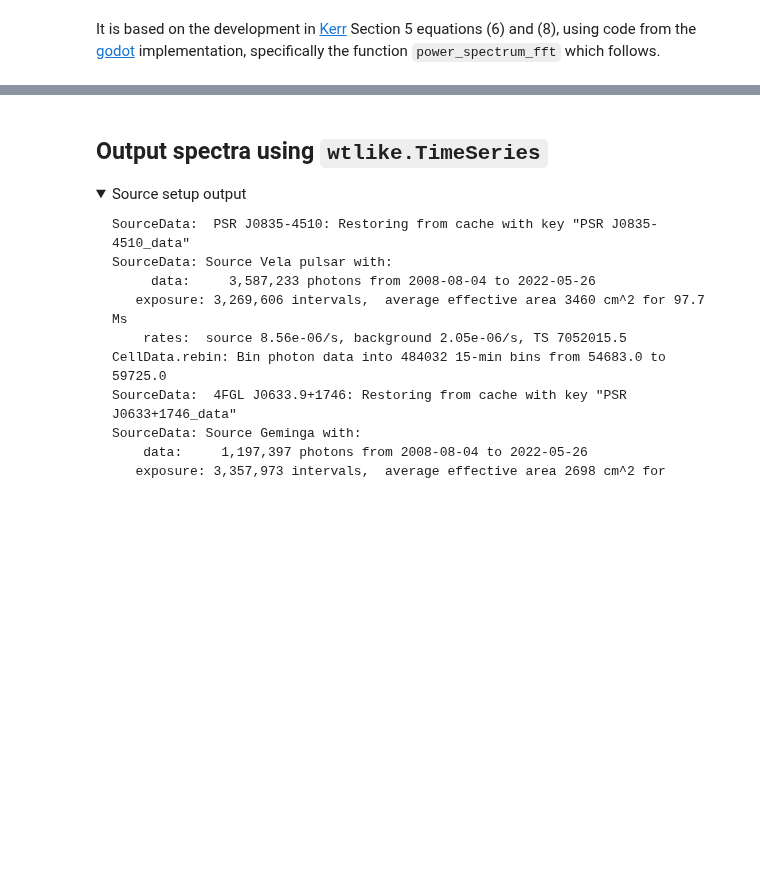
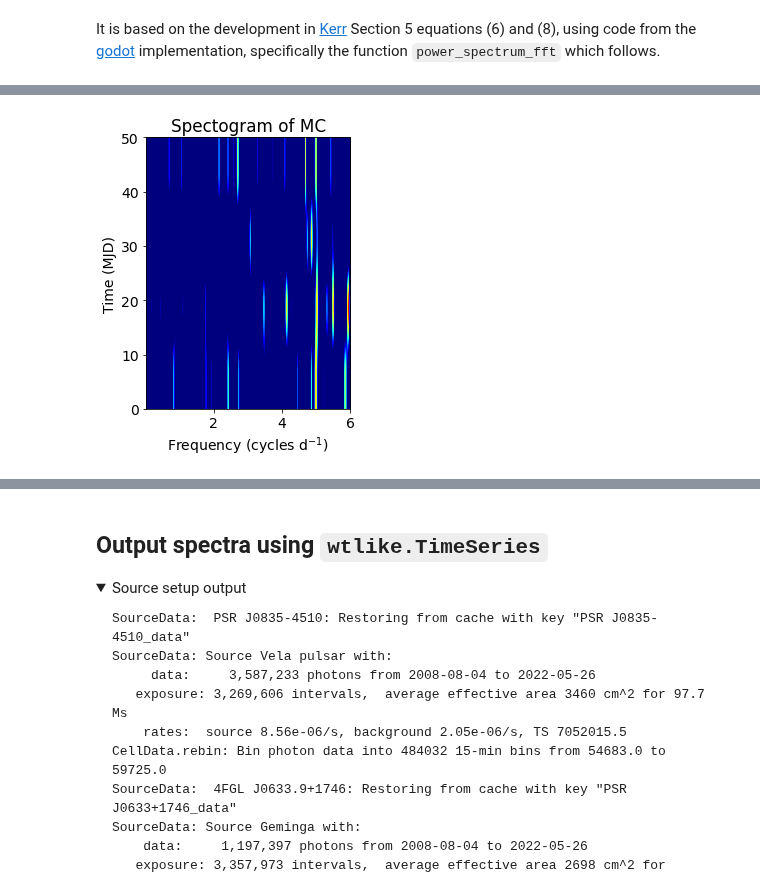
Before and after one commit to tburnett/wtlike, a Jupyter notebook: nbs/10-time_series.ipynb, the cells around one changed output, grey strips where cells are left out. Saved outputs shown, nothing was run; the diff lists cells and outputs as text; code cells hidden in the pictures; folded sections open; blank space fills up the shorter version.

```diff
--- a/nbs/10-time_series.ipynb
+++ b/nbs/10-time_series.ipynb
@@ -484,18 +655,22 @@ of which is here.
 # %%
 # collapse-hide
+cd = None # the TimeSeries object for manipulation below
 @ipynb_doc
 def sim_test(amp=1, freq=5, T=50, srate=24, rng=None):
     r"""
     ## Simulation Test
     {setup_txt}
 
-    Simulation details:
+    ### Simulation/FFT details:
 
-    * Duration $T={T}\ d$,  sample rate ${srate}\ d^{-1}$
+    * Duration $T={T}\ d$,
+    * Sample rate ${srate}\ d^{-1}$
     * Signal: $S(t) = 10^{-6}\ \big[1 + A \cos(2\pi f_S t)\big]$, where $f_S$ is the source
       frequency {freq:.1f}, and the amplitude $A={amp}$.
     * Background: fixed at $10^{-6}$.
+    * FFT: {nsamp} samples zero-padded to {nsize}, factor {resf:.1f}
 
+    ### The periodogram
     {fig1}
 
     ### Peak detection
@@ -515,17 +690,18 @@ def sim_test(amp=1, freq=5, T=50, srate=24, rng=None):
         sim = Simulation('periodic', src_flux=periodic, tstart=0, tstop=T, rng=rng)
         sim.run()
         cd = TimeSeries(sim, tsamp=tsamp, )
-        cd.power_spectrum(minf=1)
 
     sim_info = cd.__repr__()
-    delf = 1/T
+    delf = 1/T # window resolution
     fnyquist = 0.25/cd.tsamp
+    nsamp = int(T/cd.tsamp)
+    nsize = 4*len(cd.power_df)
+    resf  = delf/cd.power_df.f[0]
 
     def left(ax):
         cd.power_plot(ax = ax, title='Kerr periodogram');    #fig, ax = plt.subplots(figsize=(8,4))
 
     def right(ax):
-
         ax.plot(cd.power_df.f, cd.power_df.p0, '.-');
         ax.grid(True)
         ax.axhline(0, color='grey')
@@ -555,18 +731,19 @@ def sim_test(amp=1, freq=5, T=50, srate=24, rng=None):
     peak_df = cd.find_peaks()
     nump = len(peak_df)
 
-    signal = peak_df.query(f'{freq-1/T}<f<{freq+1/T}')
-    signal_text = monospace(str(signal.iloc[0]))
+    k = peak_df.find_closest(freq)
+    signal = peak_df.iloc[k] #peak_df.query(f'{freq-1/T}<x<{freq+1/T}')
+    signal_text = monospace(str(signal))
 
     def peak_plot(fig):
         y = cd.power_df.p0.values
         x = cd.power_df.f.values
-        xp, yp = peak_df.f, peak_df.p
+        xp, yp = peak_df.iloc[:,0], peak_df.iloc[:,1]
 
         ax = fig.add_subplot()
         hkw = dict(bins=np.linspace(0,40,41), histtype='stepfilled', log=True)
         ax.hist(yp, color='cornflowerblue', **hkw);
-        ax.hist(signal.p, label='signal', color='orange', **hkw);
+        ax.hist(signal.p0, label='signal', color='orange', **hkw);
         ax.set(xlabel='Power at peak')
         ax.legend()
         ax.grid(True)
@@ -577,6 +754,6 @@ def sim_test(amp=1, freq=5, T=50, srate=24, rng=None):
     peak_plot(fig2)
     return locals()
 # need to bix
-sim_test(amp=0.05, fignum=1, rng=24)
+sim_test(amp=0.1, fignum=1, rng=24)
 # %% [output]
 ## Simulation Test
@@ -592,0 +773,7 @@ Simulation details:
+# %%
+# hide
+sg =cd.spectogram(interval=12.5)
+fig, ax = plt.subplots(figsize=(5,5))
+sg.sgplot(ax=ax, imshow_kw=dict(vmax=None), title='Spectogram of MC')
+# %% [output]
+[figure, added]
```
Also changed, not shown: parts of 11 cells of this notebook, 15 other files.
